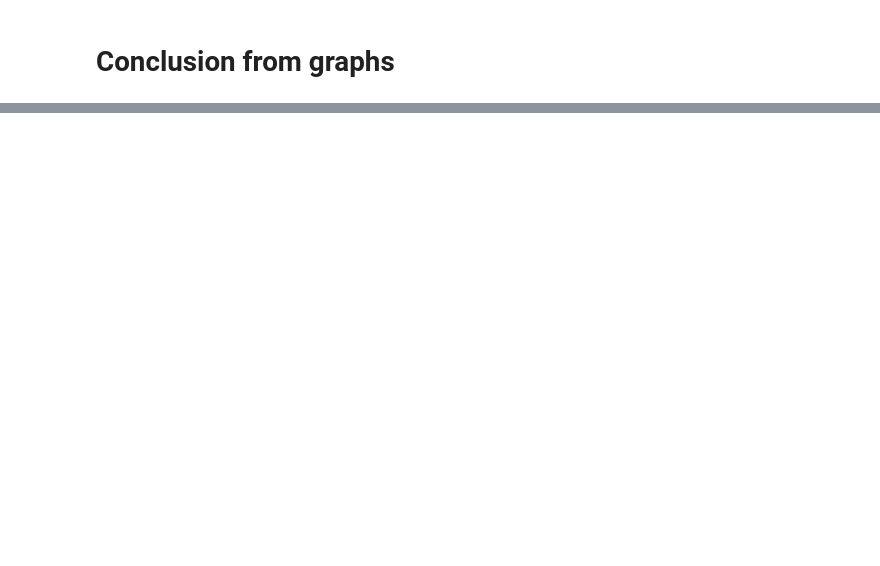
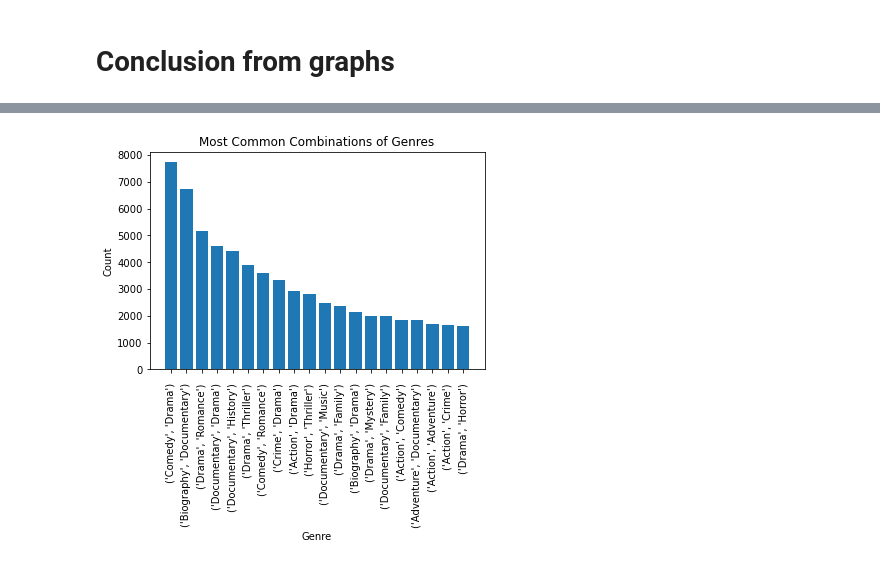
Before and after one commit to tramsay-deloitte/Dollywood, a Jupyter notebook: Mostpopular.ipynb, the cells around one changed output, grey strips where cells are left out. Saved outputs shown, nothing was run; the diff lists cells and outputs as text; code cells hidden in the pictures; blank space fills up the shorter version.

```diff
--- a/Mostpopular.ipynb
+++ b/Mostpopular.ipynb
@@ -22,3 +41,10 @@ movie_gross.head()
 | 2 | Harry Potter and the Deathly Hall... | WB | 296000000.0 | 664300000 | 2010 |
 | 3 | Inception | WB | 292600000.0 | 535700000 | 2010 |
 | 4 | Shrek Forever After | P/DW | 238700000.0 | 513900000 | 2010 |
+# %%
+# Connect imdb database
+conn = sqlite3.connect('zippedData/im.db')
+# %%
+#movie basics from imdb in sql
+imdb_movie_basics = pd.read_sql_query("SELECT * FROM movie_basics", conn)
+imdb_movie_basics.head()
@@ -312,0 +500,23 @@ movies.sort_values(by='popularity', ascending=False).head(10)
+# %%
+#from youtube, check the top genre combinations
+from itertools import combinations
+from collections import Counter
+
+movie_basics = imdb_movie_basics
+
+count = Counter()
+
+grouped_genres = movie_basics['genres']
+
+grouped_genres = grouped_genres.dropna()
+
+grouped_genres = grouped_genres.astype(str)
+
+for row in grouped_genres:
+    row_list = row.split(',')
+    count.update(Counter(combinations(row_list, 2)))
+# %%
+combined_genres = pd.DataFrame.from_dict(count.most_common(20))
+combined_genres.rename(columns = {0:'genre', 1:'count'}, inplace = True)
+combined_genres['genre'] = combined_genres['genre'].astype(str)
+combined_genres.head()
@@ -312,0 +530,13 @@ movies.sort_values(by='popularity', ascending=False).head(10)
+# %%
+#bar plot of top movies
+fig, axs = plt.subplots()
+
+axs.bar(combined_genres['genre'],
+         combined_genres['count'])
+axs.set_title('Most Common Combinations of Genres')
+axs.set_xlabel('Genre')
+axs.set_ylabel('Count')
+axs.set_xticklabels(combined_genres['genre'], rotation=90)
+axs.tick_params(axis="x", direction="out", pad=10)
+# %% [output]
+[figure, added]
```
Also changed, not shown: parts of 26 cells of this notebook.
